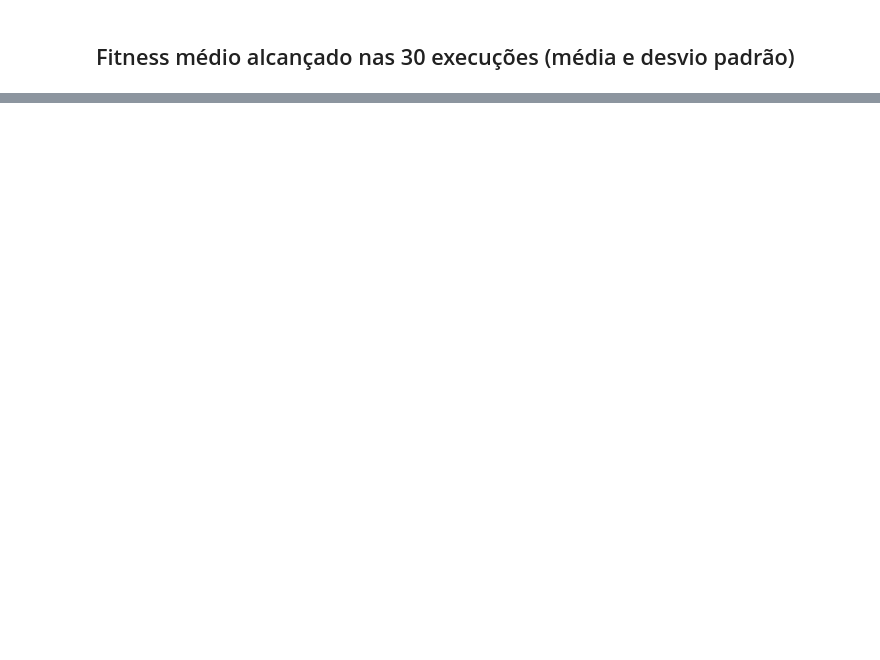
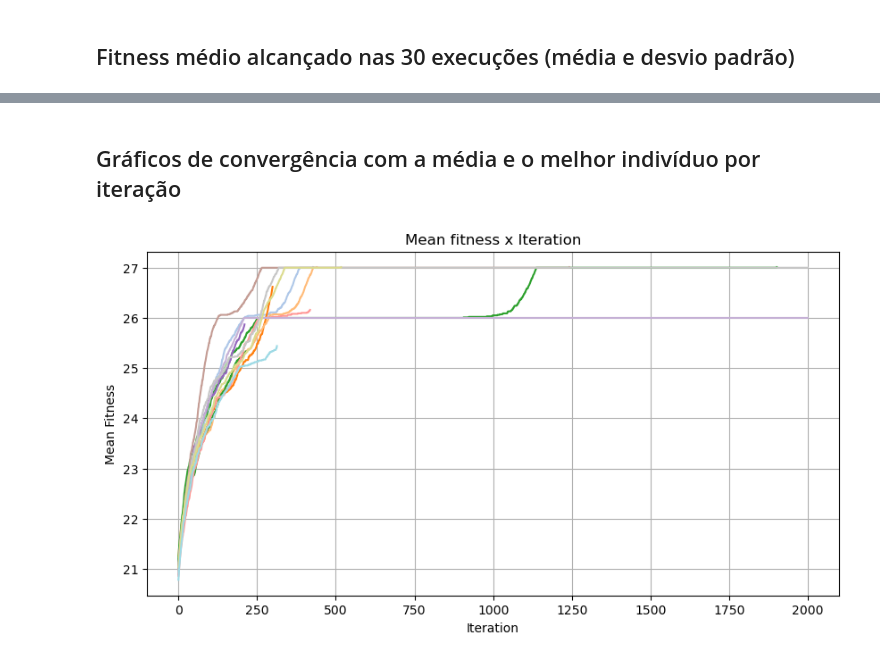
Before and after one commit to eduardaveras/bioinspired, a Jupyter notebook: 8-rainhas/plots_1.ipynb, the cells around one changed output, grey strips where cells are left out. Cells and saved outputs as stored; diff of their text form; code cells hidden in the pictures; blank space fills up the shorter version.

```diff
--- a/8-rainhas/plots_1.ipynb
+++ b/8-rainhas/plots_1.ipynb
@@ -174,0 +151,21 @@ NameError: name 'data' is not defined
+# %% [markdown]
+<a id='5'></a>
+## Gráficos de convergência com a média e o melhor indivíduo por iteração
+# %%
+cmap = plt.get_cmap('tab20')
+colors = cmap(np.linspace(0, 1, 30))
+
+plt.figure(figsize=(10, 5))
+plt.title("Mean fitness x Iteration")
+plt.xlabel("Iteration")
+plt.ylabel("Mean Fitness")
+plt.grid(True)
+
+for i in range(len(data)):
+   if data[i]["found_solution"]:
+      mean_per_iteration = data[i]["mean_per_iteration"]
+      plt.plot(mean_per_iteration[:2000], color=colors[i])
+
+plt.show()
+# %% [output]
+[figure, added]
```
Also changed, not shown: parts of 11 cells of this notebook, 2 other files.
